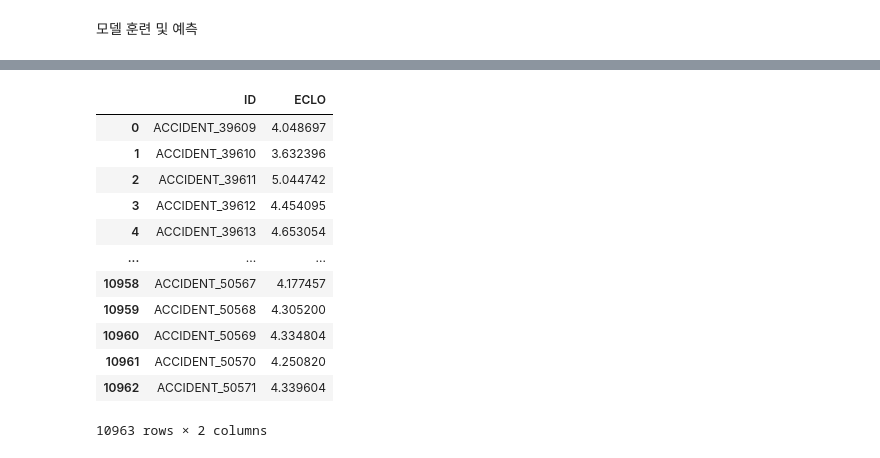
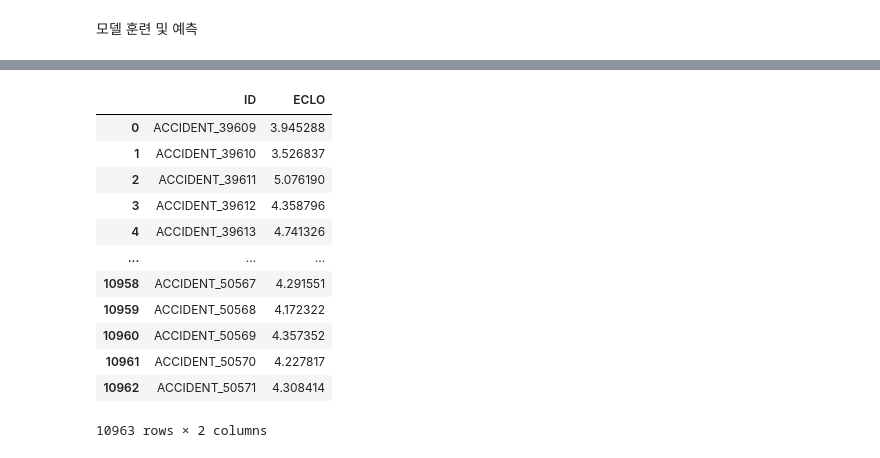
Before and after one commit to JinsolKN/daegu_traffic, a Jupyter notebook: eclo_xgboost.ipynb, the cells around one changed output, grey strips where cells are left out. Drawn from its saved outputs; the diff is of its cells as text; code cells hidden in the pictures.

```diff
--- a/eclo_xgboost.ipynb
+++ b/eclo_xgboost.ipynb
@@ -328,8 +370,7 @@ y_58 = eclo_58['ECLO']
 # %%
-under58_eclo = X_scaled[~(X_scaled['동'].isin(filtered_result.index) | X_scaled['동'].isin(filtered_result.index))]
-under58_eclo_test = test_scaled[~(test_scaled['동'].isin(filtered_result.index) | test_scaled['동'].isin(filtered_result.index))]
-under58_eclo_test = under58_eclo_test.drop(columns=['ID','도시'])
-under_58 = under58_eclo.drop(columns=['ID','도시','ECLO','사망자수','중상자수','경상자수','부상자수'])
-undery_58 = under58_eclo['ECLO']
+under68_eclo = X_scaled[~X_scaled['동'].isin(filtered_result.index)]
+under68_eclo_test = test_scaled[~test_scaled['동'].isin(filtered_result.index)]
+under_68 = under68_eclo.drop(columns=['ID','도시','ECLO','사망자수','중상자수','경상자수','부상자수'])
+undery_68 = under68_eclo['ECLO']
 # %% [markdown]
 모델 훈련 및 예측
@@ -423,35 +412,16 @@ params = {
 model = xgb.XGBRegressor(**params)
 
 # 모델 훈련
-model.fit(under_58, undery_58)
+model.fit(under_68, undery_68)
 
 # 테스트 데이터로 예측
-y_pred_under = model.predict(under58_eclo_test)
+y_pred_under = model.predict(under68_eclo_test)
-# %%
-params = {
-    'lambda': 0.011825773074770396,
-    'alpha': 0.5044643996727611,
-    'colsample_bytree': 0.8531532574509729,
-    'subsample': 0.8021843456119657,
-    'learning_rate': 0.012079406386966347,
-    'n_estimators': 772,
-    'max_depth': 5,
-    'min_child_weight': 2,
-    'objective': 'reg:squaredlogerror',
-    'eval_metric': 'rmsle',
-}
-
-model = xgb.XGBRegressor(**params)
-
-# 모델 훈련
-model.fit(X_58, y_58)
-
-# 테스트 데이터로 예측
-y_pred = model.predict(eclo_58_test)
 # %%
-eclo_58_test['ECLO'] = y_pred
-under58_eclo_test['ECLO'] = y_pred_under
-pred_sub = pd.concat([eclo_58_test, under58_eclo_test])
+eclo_68_test['ECLO'] = y_pred
+eclo_68_test
+under68_eclo_test['ECLO'] = y_pred_under
+under68_eclo_test
+pred_sub = pd.concat([eclo_68_test, under68_eclo_test])
 pred_sub
 pred_sub = pred_sub.sort_index()
 # %%
@@ -463,19 +433,21 @@ array([4.0486975, 3.6323957, 5.0447416, ..., 4.3348036, 4.25082  ,
 # %%
+
+y_pred_under = pd.DataFrame(y_pred_under)
 sample_submission = pd.read_csv('/content/drive/MyDrive/colab/daegu_traffic/sample_submission.csv')
 baseline_submission = sample_submission.copy()
 baseline_submission['ECLO'] = pred_sub
 baseline_submission
 # %% [output]
 |  | ID | ECLO |
-| 0 | ACCIDENT_39609 | 4.048697 |
-| 1 | ACCIDENT_39610 | 3.632396 |
-| 2 | ACCIDENT_39611 | 5.044742 |
-| 3 | ACCIDENT_39612 | 4.454095 |
-| 4 | ACCIDENT_39613 | 4.653054 |
+| 0 | ACCIDENT_39609 | 3.945288 |
+| 1 | ACCIDENT_39610 | 3.526837 |
+| 2 | ACCIDENT_39611 | 5.076190 |
+| 3 | ACCIDENT_39612 | 4.358796 |
+| 4 | ACCIDENT_39613 | 4.741326 |
 | ... | ... | ... |
-| 10958 | ACCIDENT_50567 | 4.177457 |
-| 10959 | ACCIDENT_50568 | 4.305200 |
-| 10960 | ACCIDENT_50569 | 4.334804 |
-| 10961 | ACCIDENT_50570 | 4.250820 |
-| 10962 | ACCIDENT_50571 | 4.339604 |
+| 10958 | ACCIDENT_50567 | 4.291551 |
+| 10959 | ACCIDENT_50568 | 4.172322 |
+| 10960 | ACCIDENT_50569 | 4.357352 |
+| 10961 | ACCIDENT_50570 | 4.227817 |
+| 10962 | ACCIDENT_50571 | 4.308414 |
 10963 rows × 2 columns
```
Also changed, not shown: parts of 14 cells of this notebook.
